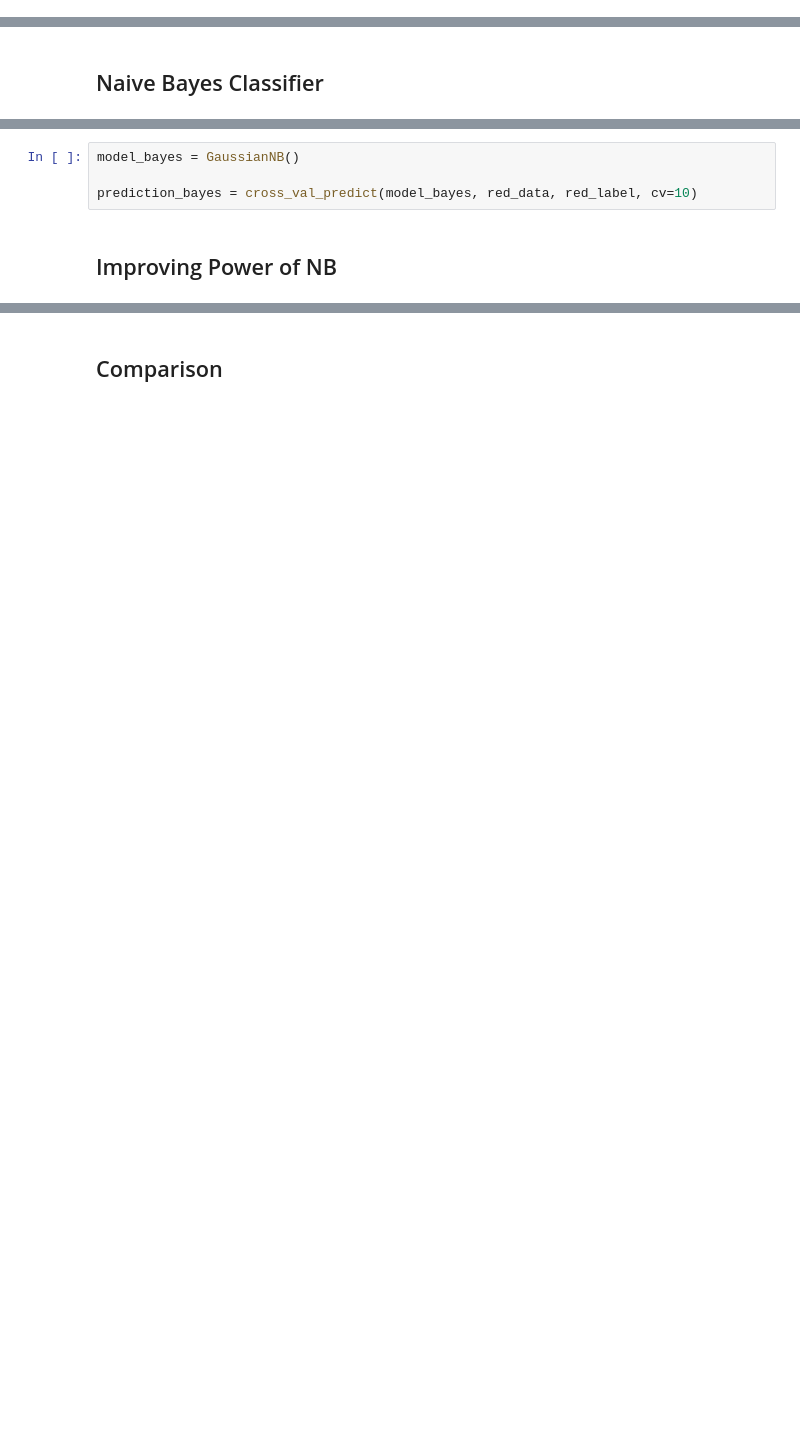
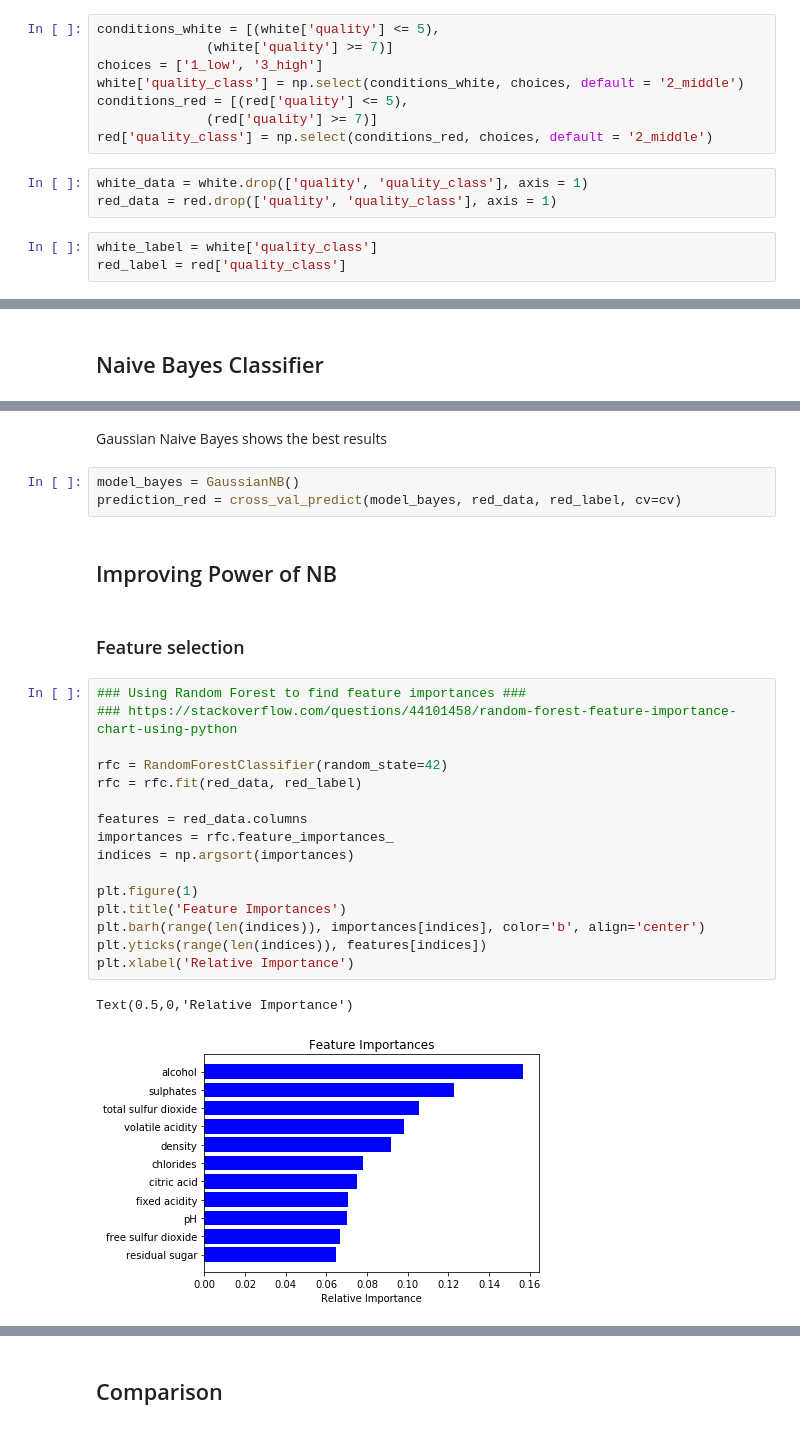
Before and after one commit to GeJulia/wineForTheWin, a Jupyter notebook: Andrej_aktuell.ipynb, the cells around one changed output, grey strips where cells are left out. Cells and saved outputs as stored; diff of their text form; blank space fills up the shorter version.

```diff
--- a/Andrej_aktuell.ipynb
+++ b/Andrej_aktuell.ipynb
@@ -87,0 +77,14 @@ Name: citric acid, dtype: float64
+# %%
+conditions_white = [(white['quality'] <= 5),
+              (white['quality'] >= 7)]
+choices = ['1_low', '3_high']
+white['quality_class'] = np.select(conditions_white, choices, default = '2_middle')
+conditions_red = [(red['quality'] <= 5),
+              (red['quality'] >= 7)]
+red['quality_class'] = np.select(conditions_red, choices, default = '2_middle')
+# %%
+white_data = white.drop(['quality', 'quality_class'], axis = 1)
+red_data = red.drop(['quality', 'quality_class'], axis = 1)
+# %%
+white_label = white['quality_class']
+red_label = red['quality_class']
@@ -92,6 +148,28 @@ Name: citric acid, dtype: float64
+# %% [markdown]
+Gaussian Naive Bayes shows the best results
 # %%
 model_bayes = GaussianNB()
-
-prediction_bayes = cross_val_predict(model_bayes, red_data, red_label, cv=10)
+prediction_red = cross_val_predict(model_bayes, red_data, red_label, cv=cv)
 # %% [markdown]
 ## Improving Power of NB
+# %% [markdown]
+### Feature selection
+# %%
+### Using Random Forest to find feature importances ###
+### https://stackoverflow.com/questions/44101458/random-forest-feature-importance-chart-using-python
+
+rfc = RandomForestClassifier(random_state=42)
+rfc = rfc.fit(red_data, red_label)
+
+features = red_data.columns
+importances = rfc.feature_importances_
+indices = np.argsort(importances)
+
+plt.figure(1)
+plt.title('Feature Importances')
+plt.barh(range(len(indices)), importances[indices], color='b', align='center')
+plt.yticks(range(len(indices)), features[indices])
+plt.xlabel('Relative Importance')
+# %% [output]
+Text(0.5,0,'Relative Importance')
+[figure, added]
```
Also changed, not shown: parts of 75 cells of this notebook.
